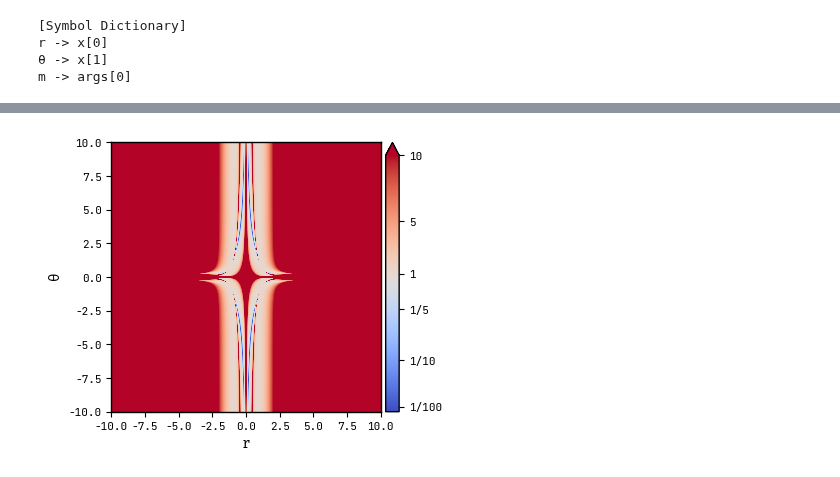
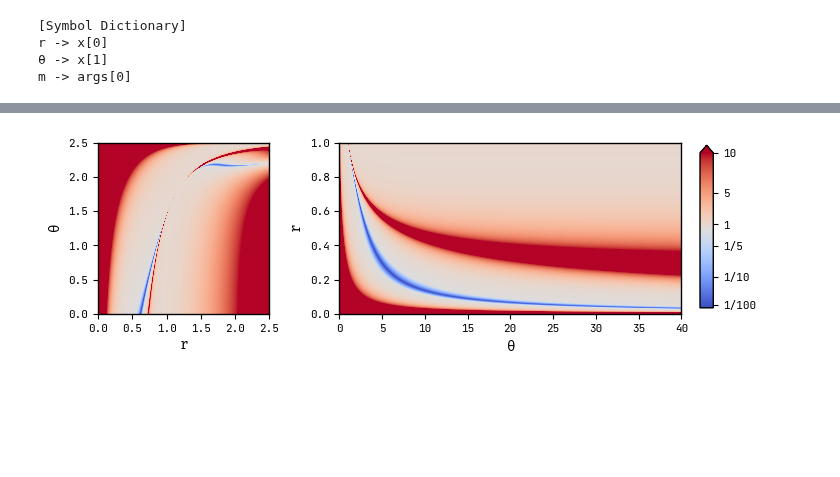
Before and after one commit to smups/inflatox, a Jupyter notebook: notebooks/orbital_inflation.ipynb, the cells around one changed output, grey strips where cells are left out. Saved outputs shown, nothing was run; the diff lists cells and outputs as text; code cells hidden in the pictures; blank space fills up the shorter version.

```diff
--- a/notebooks/orbital_inflation.ipynb
+++ b/notebooks/orbital_inflation.ipynb
@@ -172,34 +157,57 @@ array = np.swapaxes(anguelova.evaluate(args, *extent, N_x0=15_000, N_x1=15_000),
+# %%
+extent2 = (0.0, 2.5, 0.0, 2.5)
+array2 = anguelova.evaluate(args, *extent2)
+extent3 = (0.0, 1.0, 0, 40)
+array3 = anguelova.evaluate(args, *extent3, N_x0=12_500, N_x1=25_000)
 # %%
 two_norm = mpl.colors.TwoSlopeNorm(0.25, vmax=10)
 cmap = mpl.colormaps['coolwarm'].copy()
 cmap.set_over(cmap(1.0))
 cmap.set_bad(cmap(1.0))
 
-fig = plt.figure(1, figsize=MAIN_FIG(1))
-ax = fig.gca()
-img = ax.imshow(
-  array,
-  extent=extent,
+fig, (ax1, ax2) = plt.subplots(1,2,
+  figsize=FULL_FIG(0.5),
+  width_ratios=[1, 2]
+)
+
+img = ax1.imshow(
+  np.transpose(array2),
+  extent=extent2,
+  cmap=cmap,
+  norm=two_norm
+)
+
+img = ax2.imshow(
+  array3,
+  extent=(0, 40, 0, 1),
   cmap=cmap,
   norm=two_norm,
-  aspect='equal'
+  aspect=f'{40/2}',
+  origin='lower'
 )
 
 #Make colorbar
-divider = make_axes_locatable(ax)
-cax = divider.append_axes("right", size="5%", pad=0.05)
-cbar = plt.colorbar(
+ax3 = fig.add_axes([
+  ax2.get_position().x1+0.1,
+  ax2.get_position().y0,
+  0.02,
+  ax2.get_position().height+0.02
+], frameon=True)
+plt.colorbar(
   img,
   extend='max',
   location='right',
   ticks=[1/100, 1/10, 1/5, 1, 5, 10],
-  cax=cax
+  cax=ax3
 )
-cax.set_yticklabels(['1/100','1/10','1/5', '1', '5', '10'])
+ax3.set_yticklabels(['1/100','1/10','1/5', '1', '5', '10'])
 
-ax.set_xlabel(f'${sp.latex(fields[0])}$')
-ax.set_ylabel(f'${sp.latex(fields[1])}$')
-fig.savefig('../out/orbital.svg', transparent=True, bbox_inches="tight", pad_inches=0.05)
+ax1.set_xlabel(f'${sympy.latex(fields[0])}$')
+ax1.set_ylabel(f'${sympy.latex(fields[1])}$')
+ax2.set_xlabel(f'${sympy.latex(fields[1])}$')
+ax2.set_ylabel(f'${sympy.latex(fields[0])}$')
+
+fig.savefig('../out/orbital_zoomed.svg', transparent=True, bbox_inches="tight", pad_inches=0.05)
 fig.show()
 # %% [output]
-[figure, old version]
+[figure, new version]
```
Also changed, not shown: parts of 6 cells of this notebook, 10 other files.
